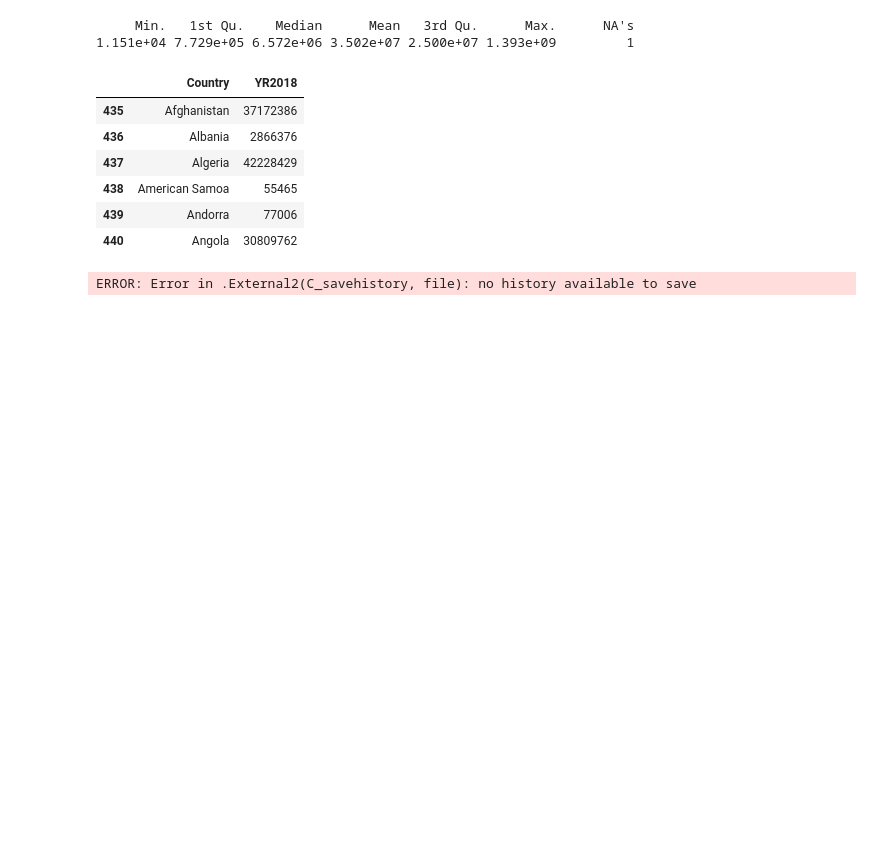
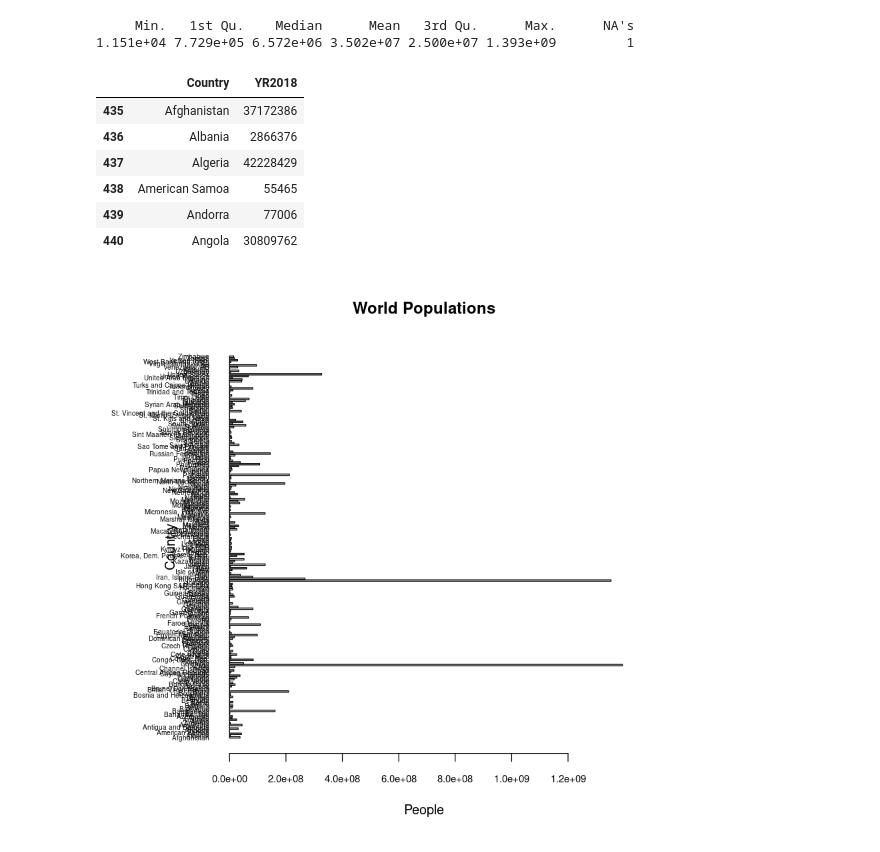
Before and after one commit to aoneil42/PSDSCAPSTONE, a Jupyter notebook: Population Carpentry.ipynb, the cells around one changed output. Saved outputs shown, nothing was run; the diff lists cells and outputs as text; code cells hidden in the pictures; blank space fills up the shorter version.

```diff
--- a/Population Carpentry.ipynb
+++ b/Population Carpentry.ipynb
@@ -86,7 +86,12 @@ write.csv(poptot, "PopulationTotal2018.csv")
 | 440 | Angola | 30809762 |
 # %%
 library(ggplot2)
-# %%
-history(popdens$YR2018)
-# %% [output]
-ERROR: Error in .External2(C_savehistory, file): no history available to save
+# %%
+par(mar = c(5, 8, 4, 2) + 0.1)
+barplot(height = poptot$YR2018, names = poptot$Country,
+        horiz=T ,las=1, cex.names=.5, cex.axis=.75,
+        main="World Populations",
+        xlab="People",
+        ylab="Country", )
+# %% [output]
+[figure, added]
```
Also changed, not shown: parts of 1 cell of this notebook, 13 other files.
